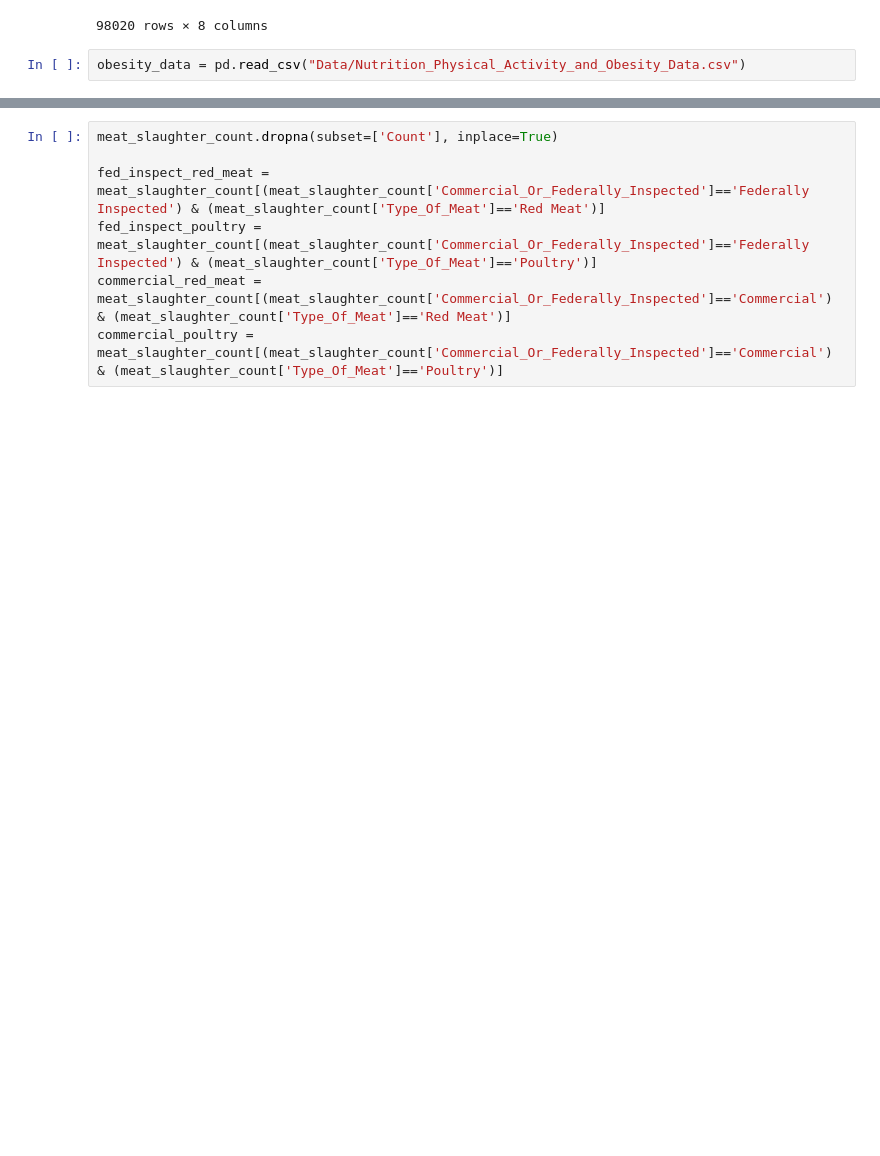
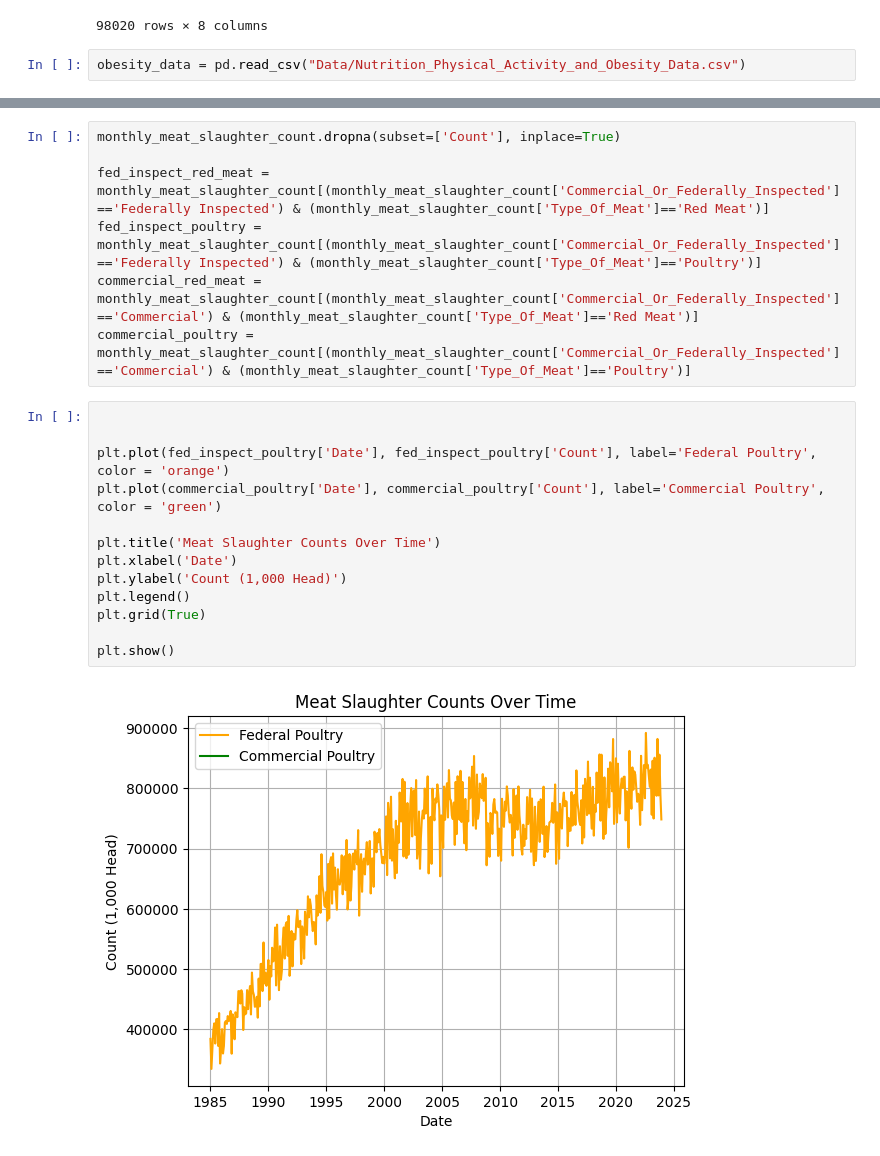
Before and after one commit to YuvBindal/Citadel-APAC-DATATHON-24, a Jupyter notebook: deepan-tests.ipynb, the cells around one changed output, grey strips where cells are left out. Cells and saved outputs as stored; diff of their text form; blank space fills up the shorter version.

```diff
--- a/deepan-tests.ipynb
+++ b/deepan-tests.ipynb
@@ -93,9 +62,24 @@ display(meat_slaughter_count)
 # %%
-meat_slaughter_count.dropna(subset=['Count'], inplace=True)
+monthly_meat_slaughter_count.dropna(subset=['Count'], inplace=True)
 
-fed_inspect_red_meat = meat_slaughter_count[(meat_slaughter_count['Commercial_Or_Federally_Inspected']=='Federally Inspected') & (meat_slaughter_count['Type_Of_Meat']=='Red Meat')]
-fed_inspect_poultry = meat_slaughter_count[(meat_slaughter_count['Commercial_Or_Federally_Inspected']=='Federally Inspected') & (meat_slaughter_count['Type_Of_Meat']=='Poultry')]
-commercial_red_meat = meat_slaughter_count[(meat_slaughter_count['Commercial_Or_Federally_Inspected']=='Commercial') & (meat_slaughter_count['Type_Of_Meat']=='Red Meat')]
-commercial_poultry = meat_slaughter_count[(meat_slaughter_count['Commercial_Or_Federally_Inspected']=='Commercial') & (meat_slaughter_count['Type_Of_Meat']=='Poultry')]
+fed_inspect_red_meat = monthly_meat_slaughter_count[(monthly_meat_slaughter_count['Commercial_Or_Federally_Inspected']=='Federally Inspected') & (monthly_meat_slaughter_count['Type_Of_Meat']=='Red Meat')]
+fed_inspect_poultry = monthly_meat_slaughter_count[(monthly_meat_slaughter_count['Commercial_Or_Federally_Inspected']=='Federally Inspected') & (monthly_meat_slaughter_count['Type_Of_Meat']=='Poultry')]
+commercial_red_meat = monthly_meat_slaughter_count[(monthly_meat_slaughter_count['Commercial_Or_Federally_Inspected']=='Commercial') & (monthly_meat_slaughter_count['Type_Of_Meat']=='Red Meat')]
+commercial_poultry = monthly_meat_slaughter_count[(monthly_meat_slaughter_count['Commercial_Or_Federally_Inspected']=='Commercial') & (monthly_meat_slaughter_count['Type_Of_Meat']=='Poultry')]
+# %%
+
+
+plt.plot(fed_inspect_poultry['Date'], fed_inspect_poultry['Count'], label='Federal Poultry', color = 'orange')
+plt.plot(commercial_poultry['Date'], commercial_poultry['Count'], label='Commercial Poultry', color = 'green')
+
+plt.title('Meat Slaughter Counts Over Time')
+plt.xlabel('Date')
+plt.ylabel('Count (1,000 Head)')
+plt.legend()
+plt.grid(True)
+
+plt.show()
+# %% [output]
+[figure, added]
 # %%
 plt.plot(fed_inspect_red_meat['Date'], fed_inspect_red_meat['Count'], label='Federal Red Meat', color = 'red')
```
Also changed, not shown: parts of 5 cells of this notebook.
